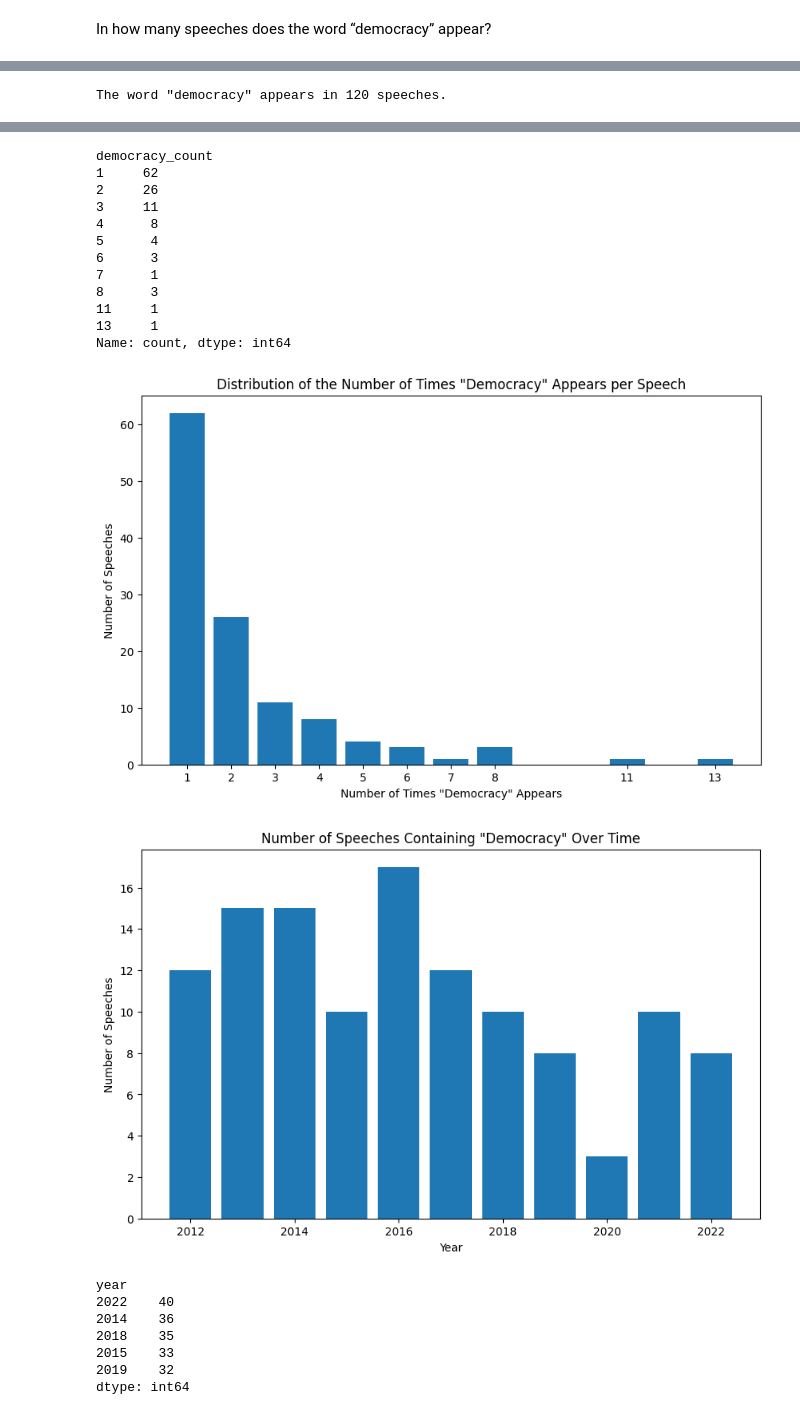
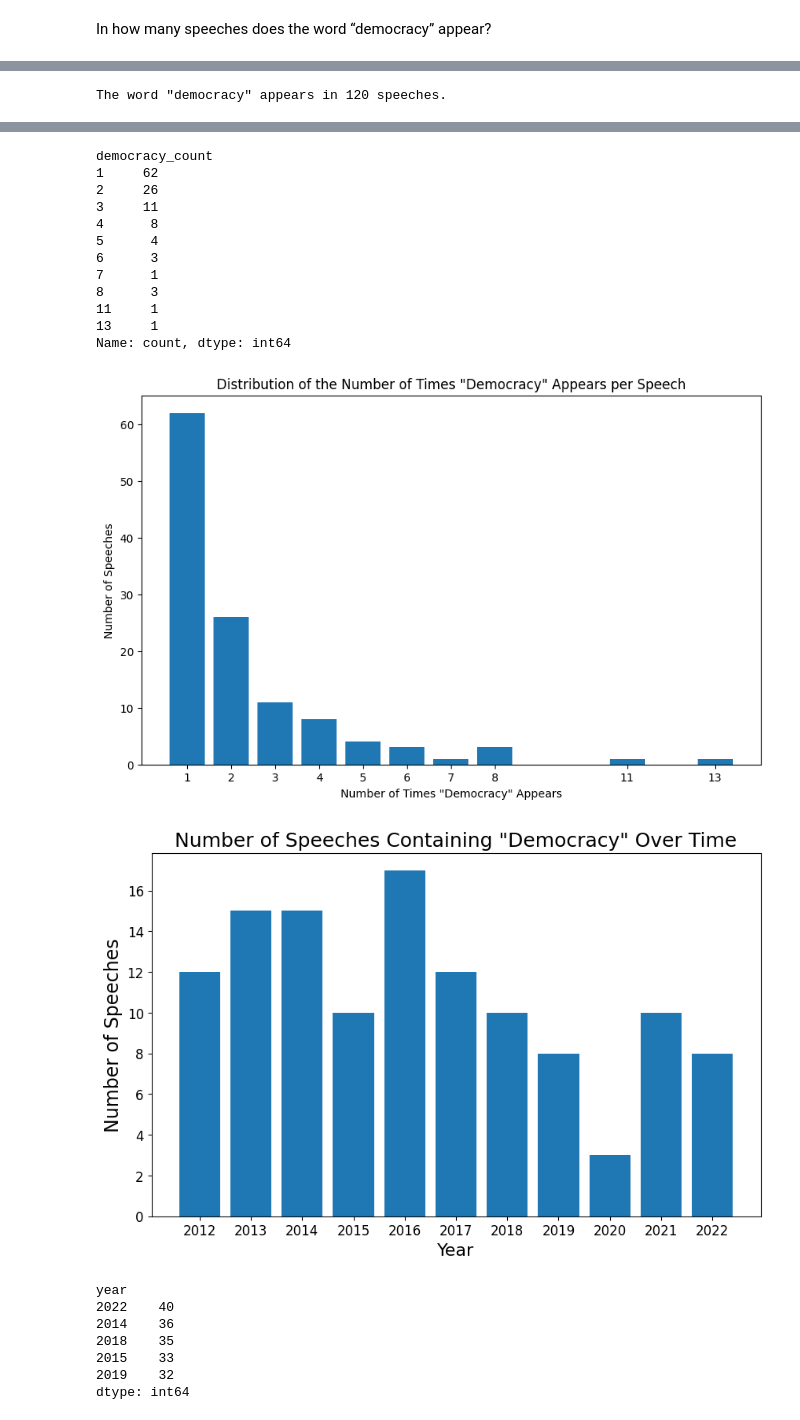
Before and after one commit to szuvarska/PutinsTalksAnalysis, a Jupyter notebook: 04_statistics.ipynb, the cells around one changed output, grey strips where cells are left out. Drawn from its saved outputs; the diff is of its cells as text; code cells hidden in the pictures.

```diff
--- a/04_statistics.ipynb
+++ b/04_statistics.ipynb
@@ -51,38 +51,40 @@ df_democracy.loc[:, 'year'] = df_democracy['date'].str[:4].astype(int)
 democracy_by_year = df_democracy.groupby('year').size()
 plt.figure(figsize=(10, 6))
 plt.bar(democracy_by_year.index, democracy_by_year.values)
-plt.title('Number of Speeches Containing "Democracy" Over Time')
-plt.xlabel('Year')
-plt.ylabel('Number of Speeches')
+plt.title('Number of Speeches Containing "Democracy" Over Time', fontsize=18)
+plt.xticks(democracy_by_year.index, fontsize=12)
+plt.yticks(fontsize=12)
+plt.xlabel('Year', fontsize=16)
+plt.ylabel('Number of Speeches', fontsize=17)
 plt.show()
 # %% [output]
 |  | date | persons | transcript_unfiltered | kremlin_id | place | title | teaser | tags | ... |
 | 0 | 2012-05-07 12:20:00 | [] | The ceremony opened with the Russ... | 15224.0 | The Kremlin, Moscow | Vladimir Putin inaugurated as Pre... | The inauguration ceremony took pl... | [] | ... |
 | 34 | 2012-05-26 14:00:00 | [] | The congress participants unanimo... | 15445.0 | Moscow | Vladimir Putin took part in the U... | NaN | ['Parties'] | ... |
 | 136 | 2012-07-31 17:00:00 | [] | The President met with forum part... | 16104.0 | Seliger | Seliger 2012 National Youth Educa... | Vladimir Putin visited the Selige... | ['Science and innovation'] | ... |
 | 158 | 2012-08-24 19:40:00 | [] | The Council includes representati... | 16292.0 | Saransk | Meeting of Council for Interethni... | Vladimir Putin held the first mee... | ['Interethnic relations'] | ... |
 | 192 | 2012-09-13 19:30:00 | [] | * * * Question: Yesterday, the US... | 16477.0 | Sochi | Vladimir Putin’s comments on even... | Vladimir Putin answered a journal... | ['Foreign policy'] | ... |
 The word "democracy" appears in 120 speeches.
 |  | date | democracy_count |
 | 0 | 2012-05-07 12:20:00 | 1 |
 | 34 | 2012-05-26 14:00:00 | 4 |
 | 136 | 2012-07-31 17:00:00 | 1 |
 | 158 | 2012-08-24 19:40:00 | 1 |
 | 192 | 2012-09-13 19:30:00 | 1 |
 democracy_count
 1     62
 2     26
 3     11
 4      8
 5      4
 6      3
 7      1
 8      3
 11     1
 13     1
 Name: count, dtype: int64
 [figure]
-[figure, old version]
+[figure, new version]
 # %%
 # In which years did Putin most often mention “freedom”?
 df_freedom = df_talks[df_talks['wordlist'].str.contains('freedom', case=False)].copy()
```
Also changed, not shown: parts of 1 cell of this notebook.
